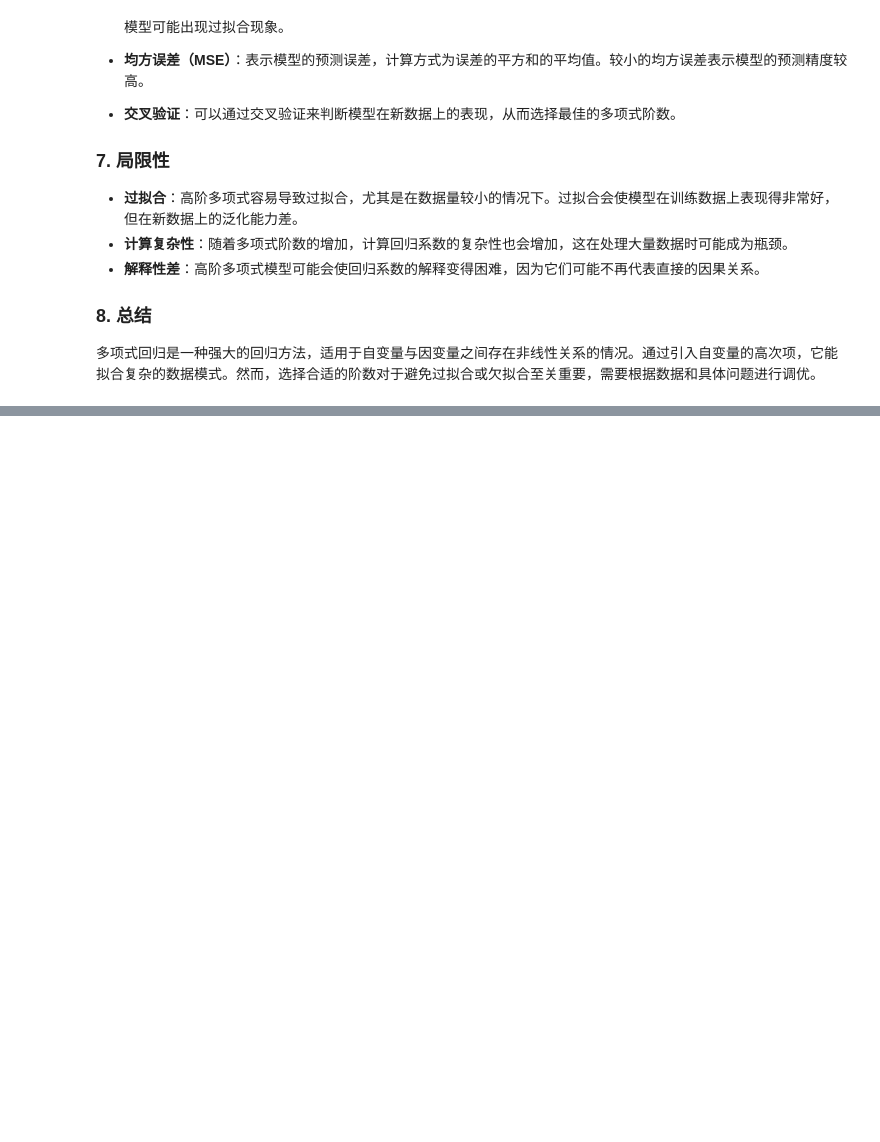
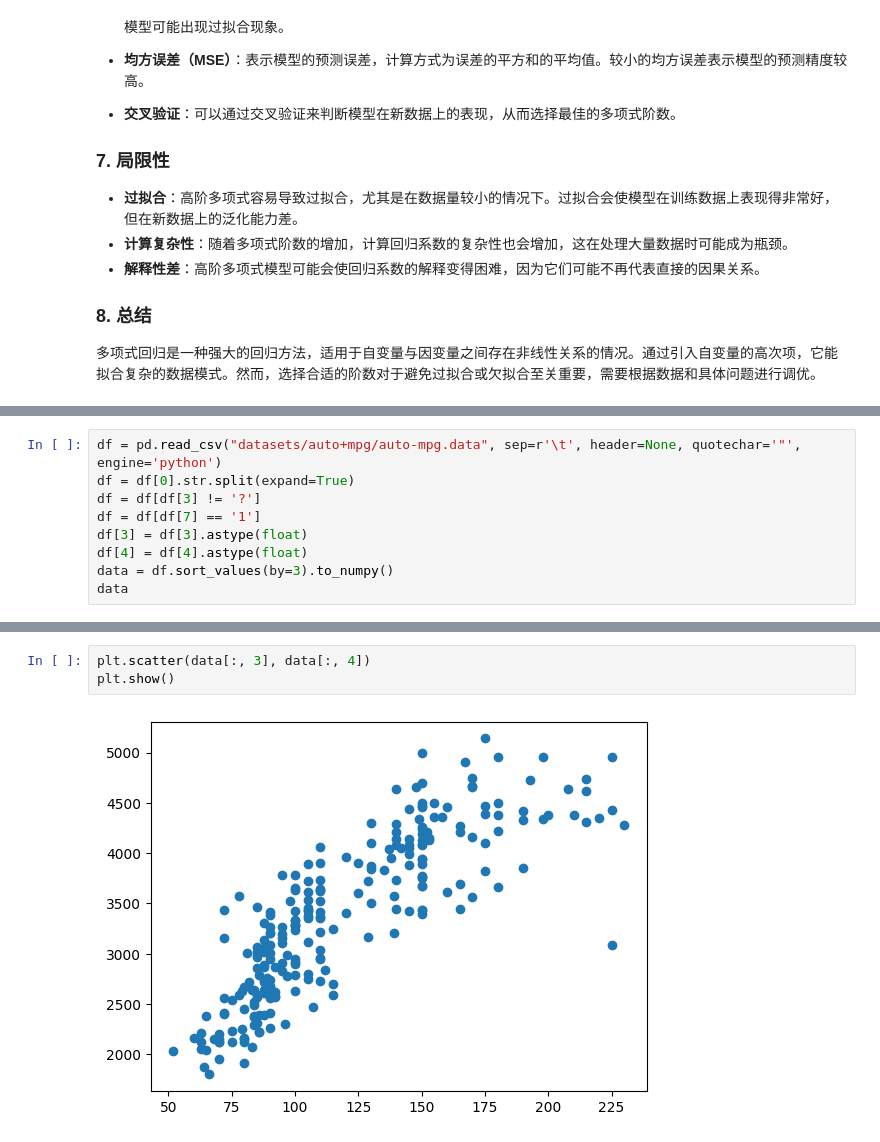
Before and after one commit to caoaolong/llm-teach, a Jupyter notebook: ML/4.多项式回归.ipynb, the cells around one changed output, grey strips where cells are left out. Saved outputs shown, nothing was run; the diff lists cells and outputs as text; blank space fills up the shorter version.

```diff
--- a/ML/4.多项式回归.ipynb
+++ b/ML/4.多项式回归.ipynb
@@ -85,0 +126,9 @@ plt.show()
+# %%
+df = pd.read_csv("datasets/auto+mpg/auto-mpg.data", sep=r'\t', header=None, quotechar='"', engine='python')
+df = df[0].str.split(expand=True)
+df = df[df[3] != '?']
+df = df[df[7] == '1']
+df[3] = df[3].astype(float)
+df[4] = df[4].astype(float)
+data = df.sort_values(by=3).to_numpy()
+data
@@ -85,0 +144,5 @@ plt.show()
+# %%
+plt.scatter(data[:, 3], data[:, 4])
+plt.show()
+# %% [output]
+[figure, added]
```
Also changed, not shown: parts of 5 cells of this notebook, 5 other files.
